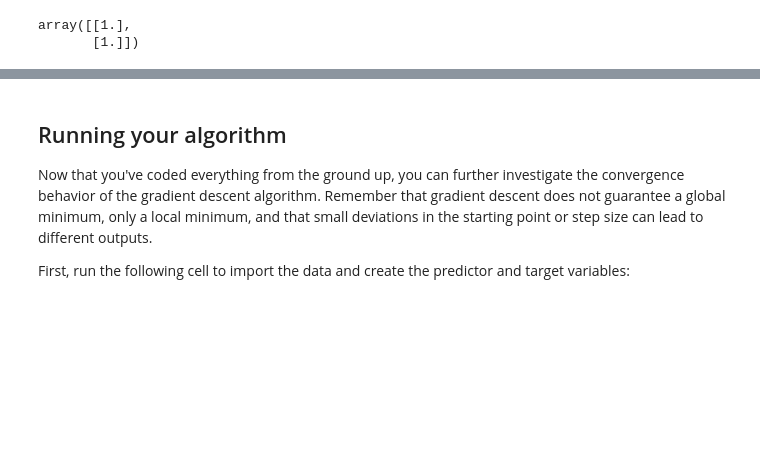
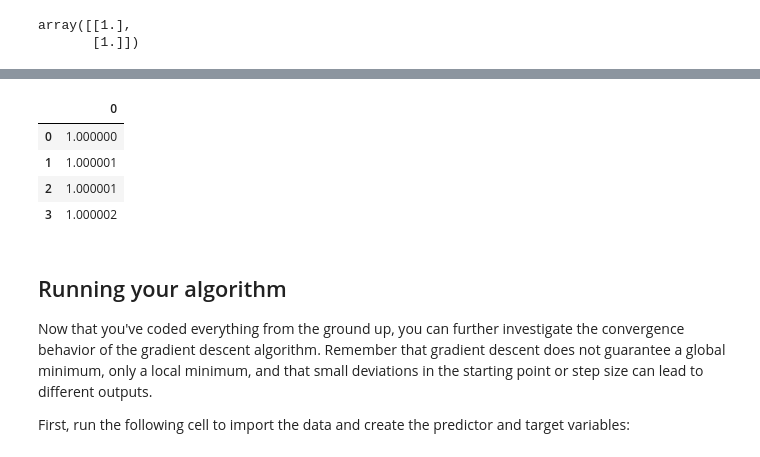
Before and after one commit to poariston/dsc-coding-logistic-regression-from-scratch-online-ds-sp-000, a Jupyter notebook: index.ipynb, the cells around one changed output, grey strips where cells are left out. Drawn from its saved outputs; the diff is of its cells as text; code cells hidden in the pictures; blank space fills up the shorter version.

```diff
--- a/index.ipynb
+++ b/index.ipynb
@@ -278,20 +266,27 @@ ValueError: shapes (13,303) and (2,303) not aligned: 303 (dim 1) != 2 (dim 0)
 # %%
 initial_weights = np.ones((X.shape[1],1)).flatten()
 initial_weights
 weights_col= pd.DataFrame(initial_weights)
 weights_col
 weights = initial_weights
 weights
 predictions = pd.DataFrame(sigmoid(np.dot(X,weights)))
 predictions
 error_vector=y_logistic-predictions
 error_vector
 gradient = np.dot(X.transpose(),error_vector)
 gradient
 weights_col += 0.01 * gradient
 # gradient.shape
 # weights.shape
 # weights_col.shape
+weights_col
+# %% [output]
+|  | 0 |
+| 0 | 1.000000 |
+| 1 | 1.000001 |
+| 2 | 1.000001 |
+| 3 | 1.000002 |
 # %% [markdown]
 ## Running your algorithm
 
```
Also changed, not shown: parts of 11 cells of this notebook.
